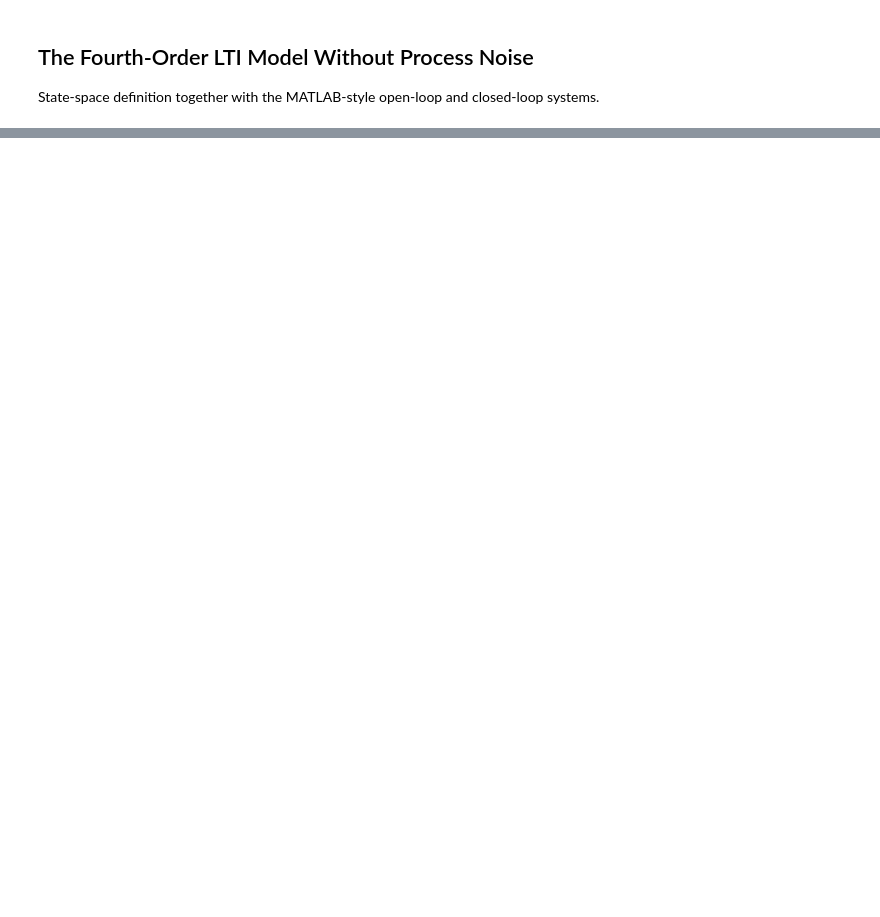
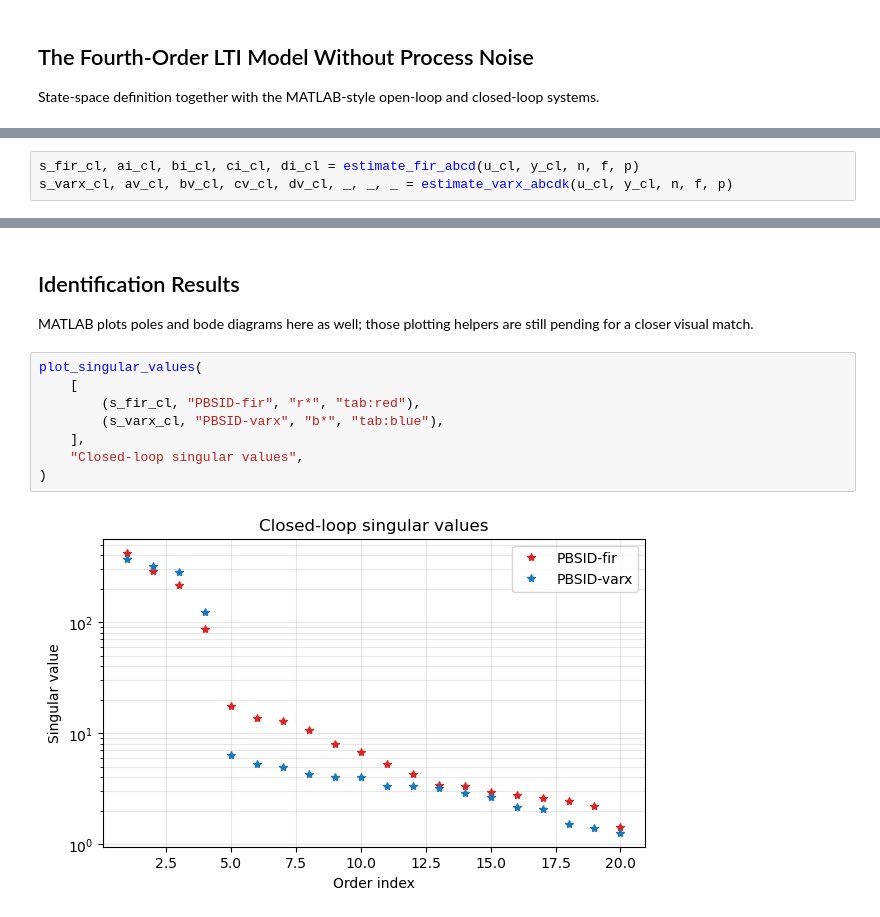
Before and after one commit to akpamososuryo/Predictor-Based-Subspace-IDentification-toolbox, a Jupyter notebook: python/examples/lti/ex02_lti_four_fir.ipynb, the cells around one changed output, grey strips where cells are left out. Saved outputs shown, nothing was run; the diff lists cells and outputs as text; blank space fills up the shorter version.

```diff
--- a/python/examples/lti/ex02_lti_four_fir.ipynb
+++ b/python/examples/lti/ex02_lti_four_fir.ipynb
@@ -234,0 +157,3 @@ Estimated poles: [ 0.6589+0.6605j  0.6589-0.6605j -0.6567+0.6627j -0.6567-0.6627
+# %%
+s_fir_cl, ai_cl, bi_cl, ci_cl, di_cl = estimate_fir_abcd(u_cl, y_cl, n, f, p)
+s_varx_cl, av_cl, bv_cl, cv_cl, dv_cl, _, _, _ = estimate_varx_abcdk(u_cl, y_cl, n, f, p)
@@ -234,0 +184,13 @@ Estimated poles: [ 0.6589+0.6605j  0.6589-0.6605j -0.6567+0.6627j -0.6567-0.6627
+# %% [markdown]
+## Identification Results
+MATLAB plots poles and bode diagrams here as well; those plotting helpers are still pending for a closer visual match.
+# %%
+plot_singular_values(
+    [
+        (s_fir_cl, "PBSID-fir", "r*", "tab:red"),
+        (s_varx_cl, "PBSID-varx", "b*", "tab:blue"),
+    ],
+    "Closed-loop singular values",
+)
+# %% [output]
+[figure, added]
```
Also changed, not shown: parts of 19 cells of this notebook, 18 other files.
